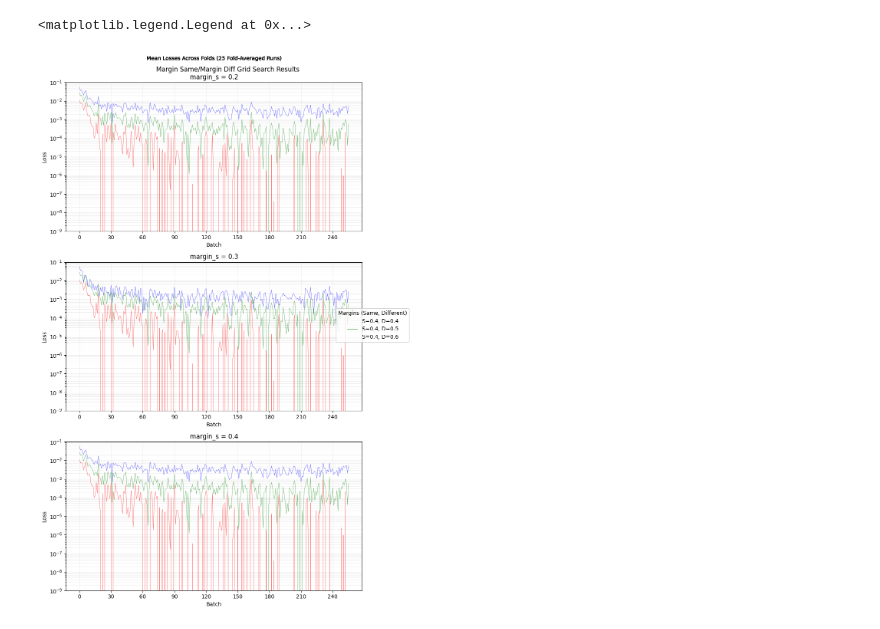
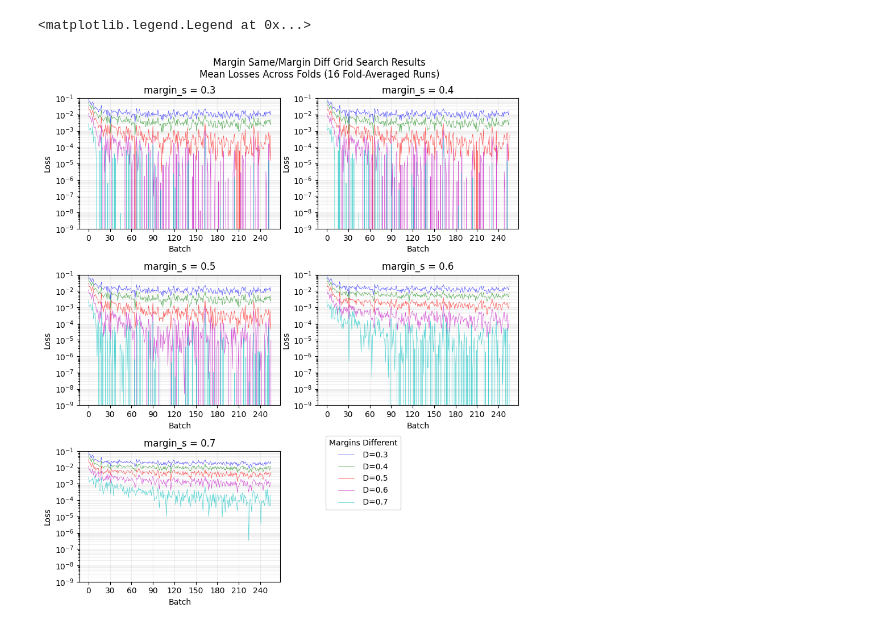
Before and after one commit to zacharyabolton/historical_av_with_SBERT, a Jupyter notebook: notebooks/losses_loader_visualizer.ipynb, the cells around one changed output. Drawn from its saved outputs; the diff is of its cells as text; code cells hidden in the pictures.

Commit message:
Updates for modified contrastive loss margin grid-search

```diff
--- a/notebooks/losses_loader_visualizer.ipynb
+++ b/notebooks/losses_loader_visualizer.ipynb
@@ -88,58 +88,62 @@ def plot_fit_line(q, batch_numbers, mean_losses, color):
 base_path = "/Users/zacbolton/dev/BSc/FP/historical_av_with_SBERT/saved_experiments/grid_search_margin_s_margin_d"
 exps_data = get_exps_data(base_path)
 # %%
-# fig, ax = plt.subplots(figsize=(10, 6))
-fig, (ax1, ax2, ax3) = plt.subplots(3, 1, figsize=(10, 15))
-axes = {0.2: ax1, 0.3: ax2, 0.4: ax3}
+fig, ((ax1, ax2), (ax3, ax4), (ax5, ax6)) = plt.subplots(3, 2,
+                                                         figsize=(10, 10))
+# Adapted from:
+# https://stackoverflow.com/a/52264488
+fig.delaxes(ax6)
+
+axes = {0.3: ax1, 0.4: ax2, 0.5: ax3, 0.6: ax4, 0.7: ax5}
 
 num_epochs = exps_data['Losses'][-1].shape[0]
 num_batches_per_epoch = exps_data['Losses'][-1].shape[1]
 
 margin_d_colors = {
-    0.4: 'b',
-    0.5: 'g',
-    0.6: 'r'
+    0.3: 'b',
+    0.4: 'g',
+    0.5: 'r',
+    0.6: 'm',
+    0.7: 'c'
 }
-for ax in (ax1, ax2, ax3):
+
+for ax in (ax1, ax2, ax3, ax4, ax5):
     ax.set_xlabel('Batch')
     ax.set_ylabel('Loss')
     ax.set_yscale('log')
     ax.set_ylim(0.000000001, 0.1)
     ax.grid(True, which="both", ls="-", alpha=0.2)
     ax.xaxis.set_major_locator(ticker.MaxNLocator(integer=True))
 
 for title, mean_losses, margin_s, margin_d in zip(
    exps_data['Title'],
    exps_data['Mean Losses'],
    exps_data['Margin S'],
    exps_data['Margin D']):
-    if margin_s in [0.25, 0.35] or margin_d in [0.45, 0.55]:
-        continue
     ax = axes[margin_s]
     color = margin_d_colors[margin_d]
 
     batch_numbers = np.arange(len(mean_losses))
     ax.plot(batch_numbers, mean_losses, color+'-', alpha=0.7,
             label=f'S={margin_s:.1f}, D={margin_d:.1f}', linewidth=0.5)
     ax.set_title(f'margin_s = {margin_s}')
 
     plt.tight_layout()
     plt.subplots_adjust(right=0.85)
     plt.grid(True)
 
-    fig.suptitle("Margin Same/Margin Diff Grid Search Results", y=0.95)
-    ax1.text(0.5, 1.15, "Mean Losses Across Folds (25 Fold-Averaged Runs)",
-             horizontalalignment='center',
-             transform=ax1.transAxes)
+    fig.suptitle(("Margin Same/Margin Diff Grid Search Results\nMean"
+                  " Losses Across Folds (16 Fold-Averaged Runs)"))
 
-handles, labels = ax3.get_legend_handles_labels()
+handles, labels = ax4.get_legend_handles_labels()
+labels = [label[6:] for label in labels]
 fig.legend(handles, labels,
-           title='Margins (Same, Different)',
+           title='Margins Different',
            loc='center right',
-           bbox_to_anchor=(0.98, 0.5))
+           bbox_to_anchor=(0.65, 0.25))
 # %% [output]
 <matplotlib.legend.Legend at 0x...>
-[figure, old version]
+[figure, new version]
 # %%
 score_data = {}
 targ_cols = [
```
Also changed, not shown: parts of 1 cell of this notebook.
